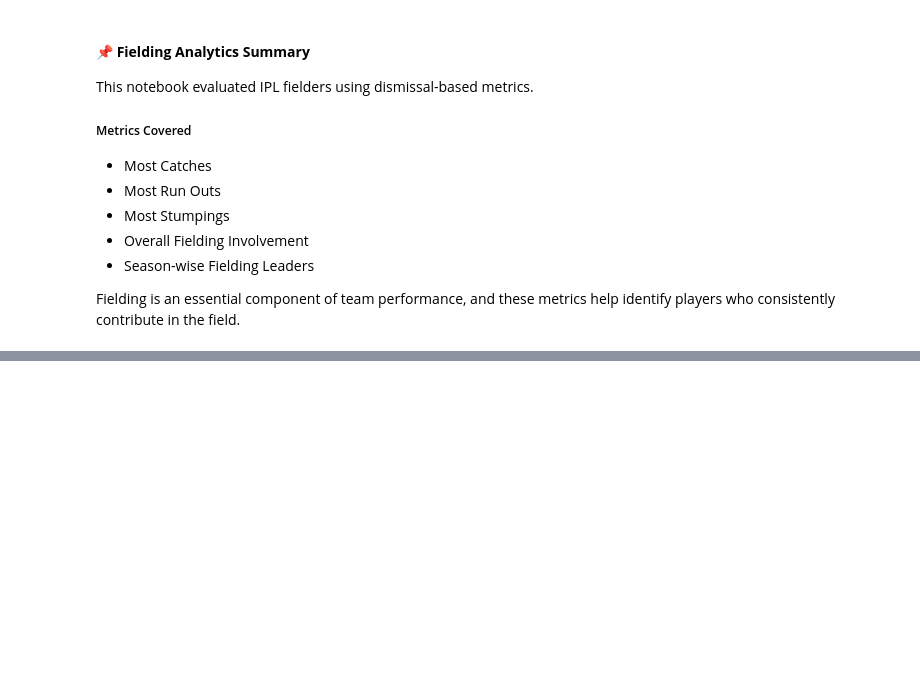
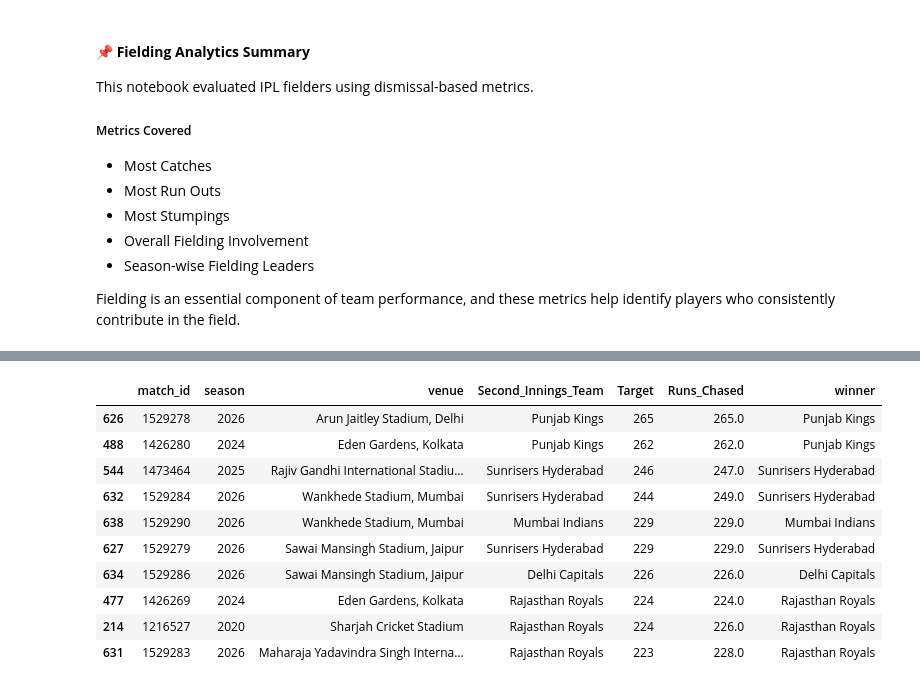
Before and after one commit to Abhilash0079/MachineLearningProjects, a Jupyter notebook: Professional-Cricket-Analytics/notebooks/03_EDA.ipynb, the cells around one changed output, grey strips where cells are left out. Cells and saved outputs as stored; diff of their text form; code cells hidden in the pictures; blank space fills up the shorter version.

Commit message:
Section 7 : Match Condition and Venue analysis completed .

```diff
--- a/Professional-Cricket-Analytics/notebooks/03_EDA.ipynb
+++ b/Professional-Cricket-Analytics/notebooks/03_EDA.ipynb
@@ -3514,0 +4157,6 @@ Fielding is an essential component of team performance, and these metrics help i
+# %%
+match_result_context["Toss_Winner_Won"] = (
+    match_result_context["toss_winner"]
+    ==
+    match_result_context["winner"]
+)
@@ -3514,0 +4286,46 @@ Fielding is an essential component of team performance, and these metrics help i
+# %%
+successful_chases = match_result_context[
+    match_result_context["Winning_Method"] == "Chasing Win"
+].copy()
+# %%
+successful_chases["Target"] = (
+    successful_chases["First_Innings_Runs"] + 1
+)
+
+successful_chases["Runs_Chased"] = (
+    successful_chases["Second_Innings_Runs"]
+)
+# %%
+highest_successful_chases = (
+    successful_chases
+    .sort_values(
+        "Target",
+        ascending=False
+    )
+    [
+        [
+            "match_id",
+            "season",
+            "venue",
+            "Second_Innings_Team",
+            "Target",
+            "Runs_Chased",
+            "winner"
+        ]
+    ]
+    .head(10)
+)
+
+highest_successful_chases
+# %% [output]
+|  | match_id | season | venue | Second_Innings_Team | Target | Runs_Chased | winner |
+| 626 | 1529278 | 2026 | Arun Jaitley Stadium, Delhi | Punjab Kings | 265 | 265.0 | Punjab Kings |
+| 488 | 1426280 | 2024 | Eden Gardens, Kolkata | Punjab Kings | 262 | 262.0 | Punjab Kings |
+| 544 | 1473464 | 2025 | Rajiv Gandhi International Stadiu... | Sunrisers Hyderabad | 246 | 247.0 | Sunrisers Hyderabad |
+| 632 | 1529284 | 2026 | Wankhede Stadium, Mumbai | Sunrisers Hyderabad | 244 | 249.0 | Sunrisers Hyderabad |
+| 638 | 1529290 | 2026 | Wankhede Stadium, Mumbai | Mumbai Indians | 229 | 229.0 | Mumbai Indians |
+| 627 | 1529279 | 2026 | Sawai Mansingh Stadium, Jaipur | Sunrisers Hyderabad | 229 | 229.0 | Sunrisers Hyderabad |
+| 634 | 1529286 | 2026 | Sawai Mansingh Stadium, Jaipur | Delhi Capitals | 226 | 226.0 | Delhi Capitals |
+| 477 | 1426269 | 2024 | Eden Gardens, Kolkata | Rajasthan Royals | 224 | 224.0 | Rajasthan Royals |
+| 214 | 1216527 | 2020 | Sharjah Cricket Stadium | Rajasthan Royals | 224 | 226.0 | Rajasthan Royals |
+| 631 | 1529283 | 2026 | Maharaja Yadavindra Singh Interna... | Rajasthan Royals | 223 | 228.0 | Rajasthan Royals |
```
Also changed, not shown: parts of 68 cells of this notebook.
